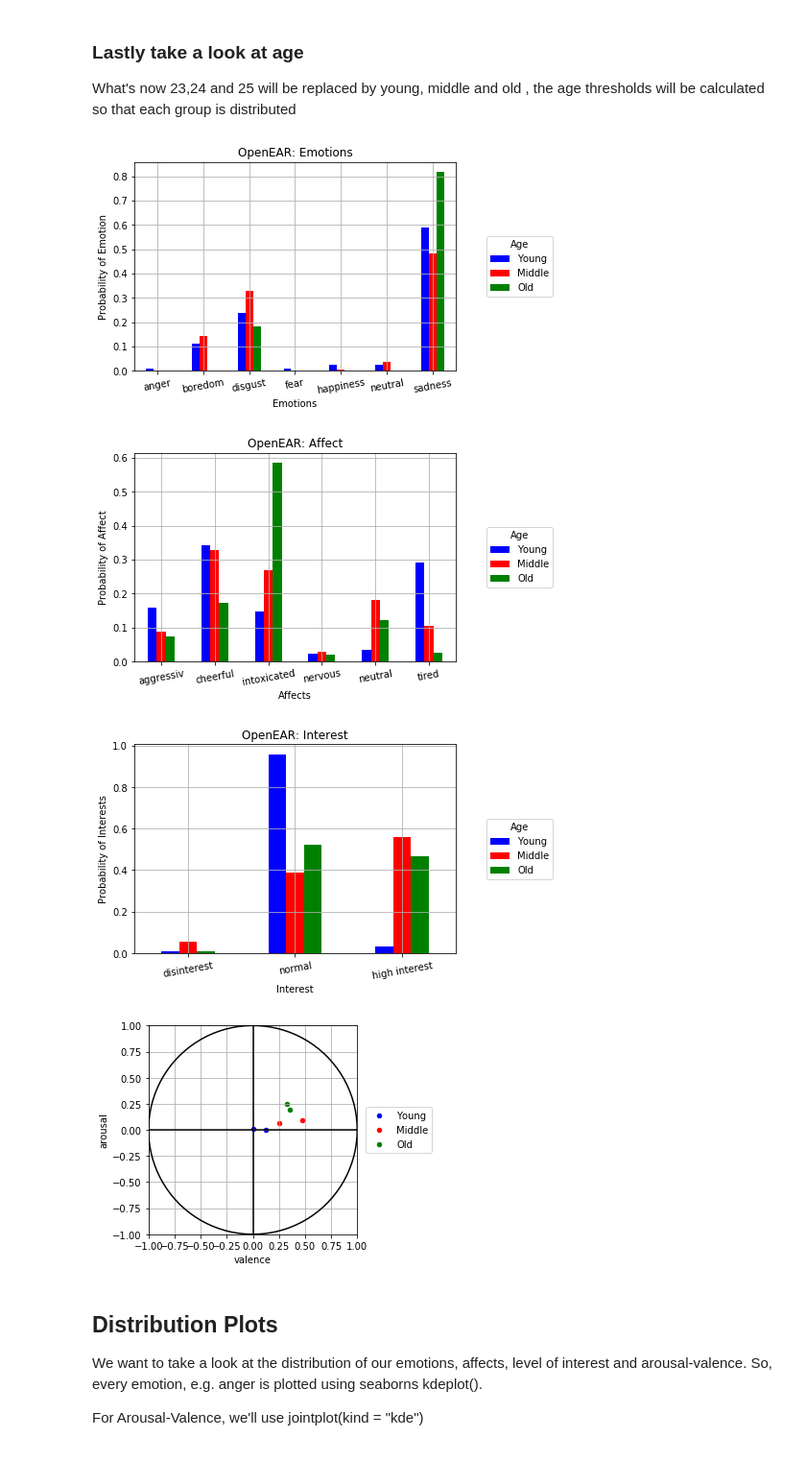
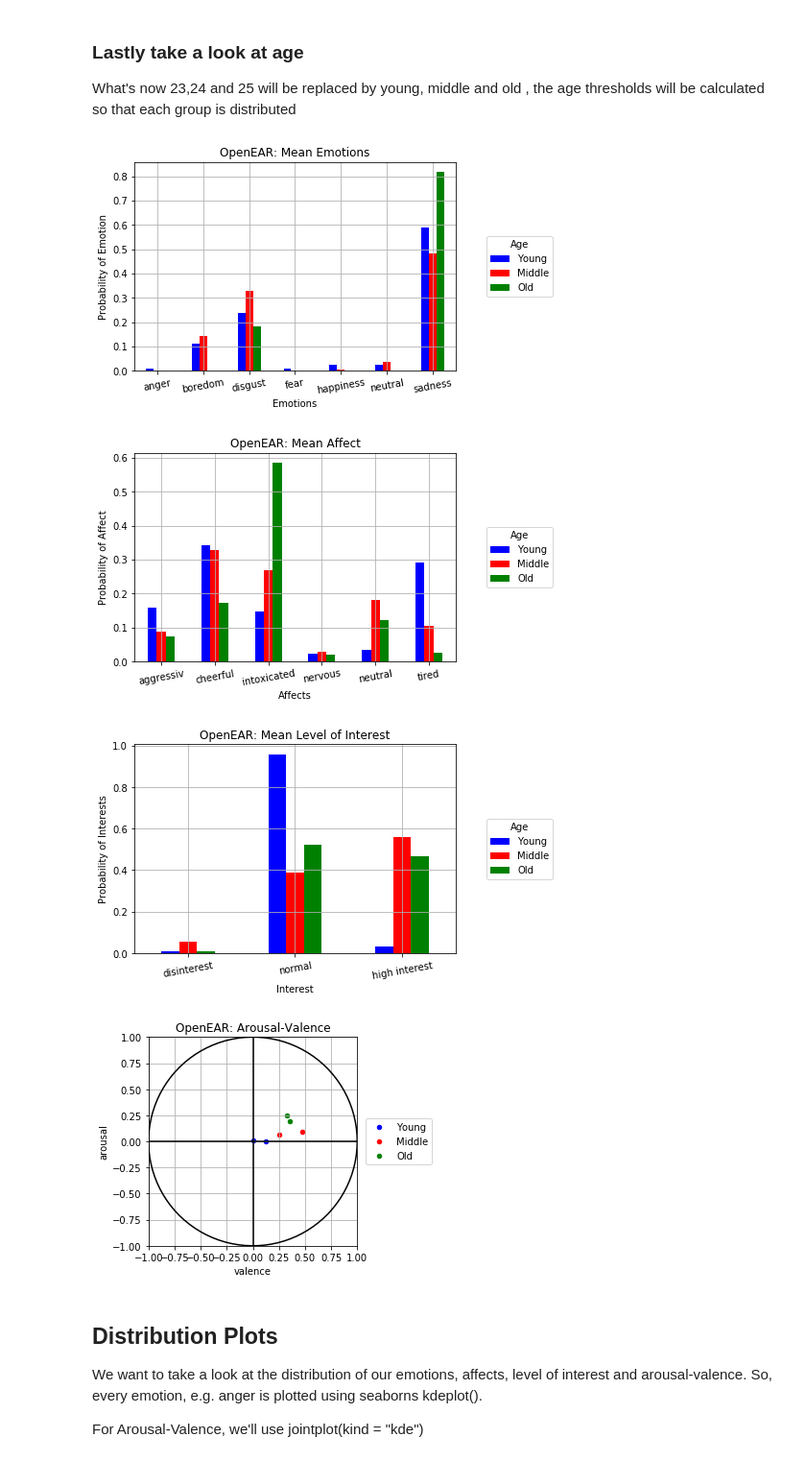
Before and after one commit to EJKraft/MasterThesis, a Jupyter notebook: OpenSMILE Analysis_Plots.ipynb, the cells around one changed output. Shown at 96% size. Saved outputs shown, nothing was run; the diff lists cells and outputs as text; code cells hidden in the pictures.

```diff
--- a/OpenSMILE Analysis_Plots.ipynb
+++ b/OpenSMILE Analysis_Plots.ipynb
@@ -96,3 +21,16 @@ df_ar_val['file'] = filenames
+# %%
+# Get Filenames to iterate
+filenames = listdir('OpenSMILE_Data')
+
+data = hp.constructDataFrames(filenames)
+df_emotion = data[0][0]
+df_affect = data[0][1]
+df_loi = data[0][2]
+df_ar_val = data[0][3]
+emotion_label = data[1][0]
+affect_label = data[1][1]
+loi_label = data[1][2]
+characterIDs = data[1][3]
 # %% [markdown]
 
 ## Now that we have our Panda Dataframes we can go ahead and have a look at the data by plotting it
@@ -376,49 +319,50 @@ df_loi_old = df_loi_old.mean()
 df_loi_age = pd.DataFrame({'Young': df_loi_young, 'Middle': df_loi_middle, 'Old': df_loi_old}, index = loi_label)
 
 # Start Plotting Emotion
-ax_emo2 = df_emo_age.plot.bar(title = 'OpenEAR: Emotions',rot = 10, color = ['b','r', 'g']) #We set rotation to 10 so that the filenames can be read
+ax_emo2 = df_emo_age.plot.bar(title = 'OpenEAR: Mean Emotions',rot = 10, color = ['b','r', 'g']) #We set rotation to 10 so that the filenames can be read
 ax_emo2.legend(loc = 'center', bbox_to_anchor=(1.2,0.5), title = 'Age')
 ax_emo2.set_ylabel('Probability of Emotion')
 ax_emo2.set_xlabel('Emotions')
 plt.grid(True)
 
 #Now let's plot affect bar diagram
-ax_aff2 = df_aff_age.plot.bar(title = 'OpenEAR: Affect',rot = 10, color = ['b','r', 'g']) #We set rotation to 10 so that the filenames can be read
+ax_aff2 = df_aff_age.plot.bar(title = 'OpenEAR: Mean Affect',rot = 10, color = ['b','r', 'g']) #We set rotation to 10 so that the filenames can be read
 ax_aff2.legend(loc = 'center', bbox_to_anchor=(1.2,0.5), title = 'Age')
 ax_aff2.set_ylabel('Probability of Affect')
 ax_aff2.set_xlabel('Affects')
 plt.grid(True)
 
 #And Level of Interest
-ax_loi = df_loi_age.plot.bar(title = 'OpenEAR: Interest',rot = 10, color = ['b','r', 'g']) #We set rotation to 10 so that the filenames can be read
+ax_loi = df_loi_age.plot.bar(title = 'OpenEAR: Mean Level of Interest',rot = 10, color = ['b','r', 'g']) #We set rotation to 10 so that the filenames can be read
 ax_loi.legend(loc = 'center', bbox_to_anchor=(1.2,0.5), title = 'Age')
 ax_loi.set_ylabel('Probability of Interests')
 ax_loi.set_xlabel('Interest')
 plt.grid(True)
 
 ax200 = df_ar_val_young.plot.scatter(x = 'valence', y = 'arousal', label = 'Young', c = 'b')
 ax201 = df_ar_val_middle.plot.scatter(x = 'valence', y = 'arousal', label = 'Middle', c = 'r', ax=ax200)
 ax202 = df_ar_val_old.plot.scatter(x = 'valence', y = 'arousal', label = 'Old', c = 'g', ax=ax200)
 #We want to plot the arousal valence circle so we create values for it
 t = np.linspace(0,np.pi*2,100)
 ax200.plot(np.cos(t), np.sin(t), linewidth = 1.5, color = 'black')
 ax200.axvline(0,0,1, c = 'black')
 x_coord = [-1.0,1.0]
 y_coord = [0.0,0.0]
 ax200.plot(x_coord, y_coord, c = 'black')
 
 #Make Plot pretty
 ax200.legend(loc = 'center', bbox_to_anchor=(1.2,0.5))
 plt.grid(True)
+plt.title('OpenEAR: Arousal-Valence')
 plt.xlim(-1.0, 1.0)
 plt.ylim(-1.0, 1.0)
 ax200.set_aspect('equal')
 plt.locator_params(axis='x',nbins= 9)
 # %% [output]
-[figure, old version]
+[figure, new version]
-[figure, old version]
+[figure, new version]
-[figure, old version]
+[figure, new version]
-[figure, old version]
+[figure, new version]
 # %% [markdown]
 ## Distribution Plots
 We want to take a look at the distribution of our emotions, affects, level of interest and arousal-valence. So, every emotion, e.g. anger is plotted using seaborns kdeplot().
```
Also changed, not shown: parts of 32 cells of this notebook, 1 other file.
